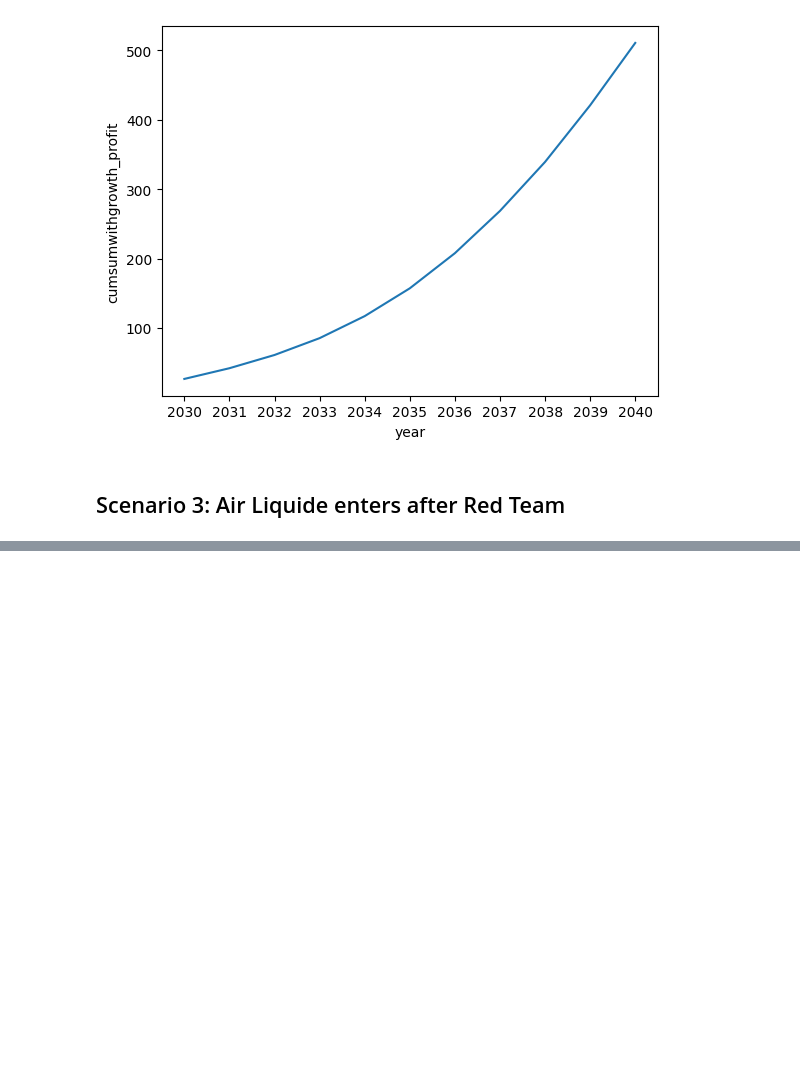
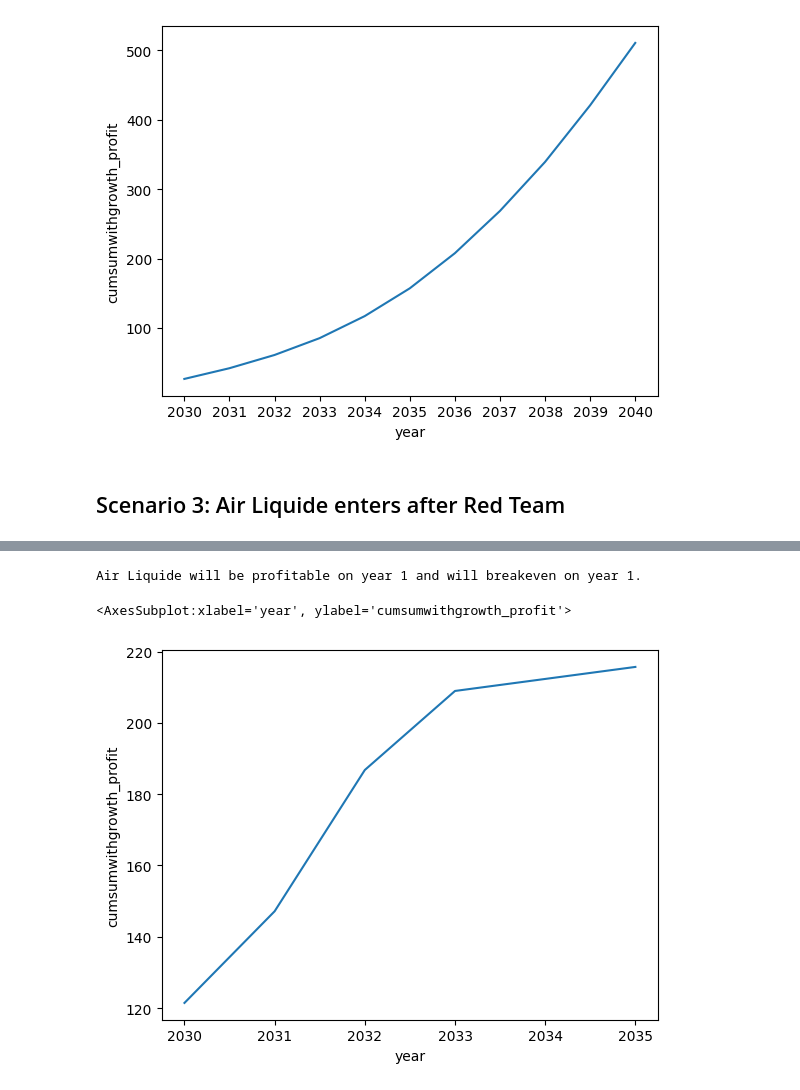
Before and after one commit to Hypatia-II/H2_stations_network, a Jupyter notebook: notebook.ipynb, the cells around one changed output, grey strips where cells are left out. Drawn from its saved outputs; the diff is of its cells as text; code cells hidden in the pictures; blank space fills up the shorter version.

```diff
--- a/notebook.ipynb
+++ b/notebook.ipynb
@@ -301,8 +304,7 @@ polygons = scenarios.merge_closest_points(new_points)
 score_total = sum([score for i, score in top_locations])
 final_points = scenarios.get_size_station(regions_dem, polygons, score_total)
 # %%
-competition_scenarios = Competition_Scenarios(jsons, path_conf='params/config.json', scenario="scenario2")
-final_points_scenario2 = competition_scenarios.stations_per_year(final_points)
+final_points_scenario2 = competition_scenarios.stations_per_year(final_points, scenario="scenario2")
 operation_profit_scenario2 = competition_scenarios.calculate_yearly_op_profit(final_points_scenario2)
 cost_yearly_scenario2 = competition_scenarios.get_profitability_by_year(operation_profit_scenario2)
 cost_yearly_scenario2
@@ -357,0 +386,4 @@ df
+# %%
+operation_profit_scenario3 = competition_scenarios.calculate_yearly_op_profit(df)
+cost_yearly_scenario3 = competition_scenarios.get_profitability_by_year(operation_profit_scenario3)
+cost_yearly_scenario3
@@ -357,0 +397,9 @@ df
+# %%
+profitable_year = cost_yearly_scenario3["total_profit"].gt(0).idxmax()
+breakenven_year = cost_yearly_scenario3["total_profit_cumsum"].gt(0).idxmax()
+print(f"Air Liquide will be profitable on year {profitable_year} and will breakeven on year {breakenven_year}.")
+sns.lineplot(data=cost_yearly_scenario3, x="year", y="cumsumwithgrowth_profit")
+# %% [output]
+Air Liquide will be profitable on year 1 and will breakeven on year 1.
+<AxesSubplot:xlabel='year', ylabel='cumsumwithgrowth_profit'>
+[figure, added]
```
Also changed, not shown: parts of 13 cells of this notebook, 2 other files.
